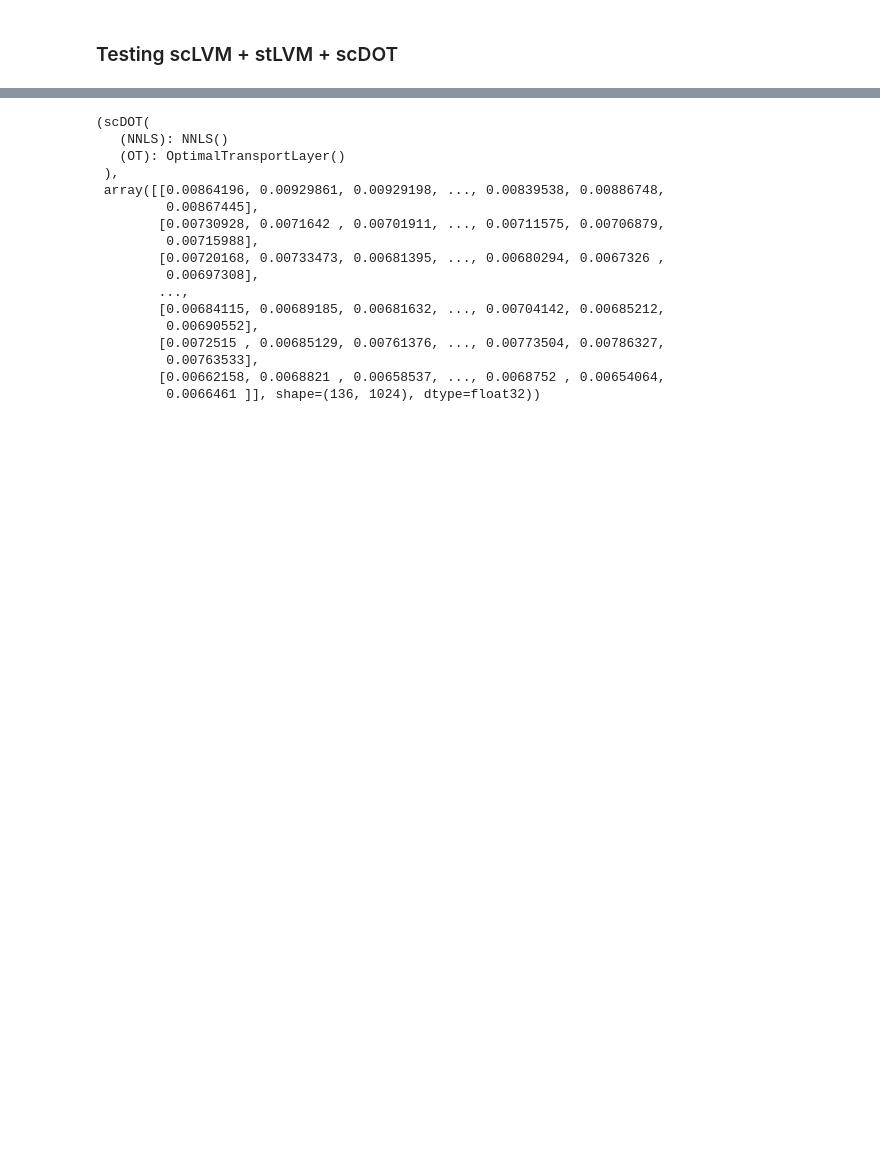
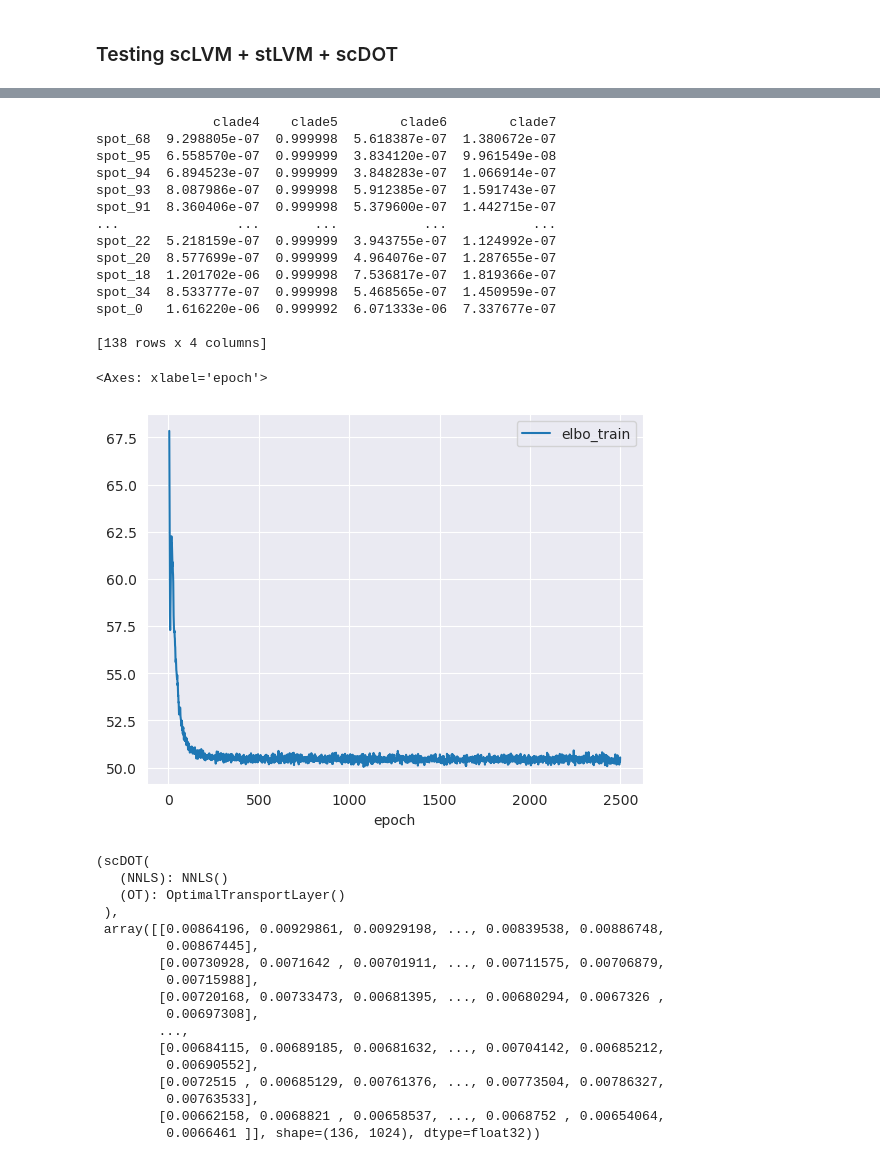
Before and after one commit to pedrofale/phylospatial_mapping, a Jupyter notebook: notebooks/benchmark.ipynb, the cells around one changed output, grey strips where cells are left out. Drawn from its saved outputs; the diff is of its cells as text; code cells hidden in the pictures; blank space fills up the shorter version.

```diff
--- a/notebooks/benchmark.ipynb
+++ b/notebooks/benchmark.ipynb
@@ -182,4 +167,3 @@ plt.show()
 # %%
 spatial_simulated_adata.layers["counts"] = spatial_simulated_adata.X.copy()
-props = scvi_utils.fit_stLVM(spatial_simulated_adata, sc_model)
-print(props)
+st_model = scvi_utils.fit_stLVM(spatial_simulated_adata, sc_model)
@@ -186,3 +179,24 @@ print(props)
+# %%
+props = st_model.get_proportions()
+print(props)
+st_model.history["elbo_train"].iloc[5:].plot()
+# %% [output]
+               clade4    clade5        clade6        clade7
+spot_68  9.298805e-07  0.999998  5.618387e-07  1.380672e-07
+spot_95  6.558570e-07  0.999999  3.834120e-07  9.961549e-08
+spot_94  6.894523e-07  0.999999  3.848283e-07  1.066914e-07
+spot_93  8.087986e-07  0.999998  5.912385e-07  1.591743e-07
+spot_91  8.360406e-07  0.999998  5.379600e-07  1.442715e-07
+...               ...       ...           ...           ...
+spot_22  5.218159e-07  0.999999  3.943755e-07  1.124992e-07
+spot_20  8.577699e-07  0.999999  4.964076e-07  1.287655e-07
+spot_18  1.201702e-06  0.999998  7.536817e-07  1.819366e-07
+spot_34  8.533777e-07  0.999998  5.468565e-07  1.450959e-07
+spot_0   1.616220e-06  0.999992  6.071333e-06  7.337677e-07
+
+[138 rows x 4 columns]
+<Axes: xlabel='epoch'>
+[figure, added]
 # %%
 # scDOT
 spatial_simulated_adata.uns["markers"] = ss_simulated_adata.uns['trait_signatures'].values
```
Also changed, not shown: parts of 5 cells of this notebook, 1 other file.
